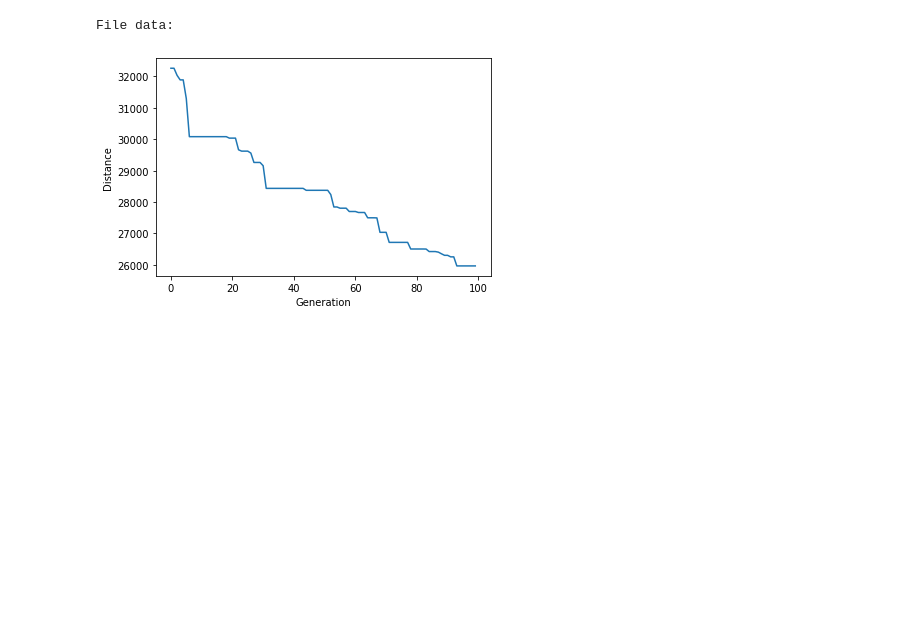
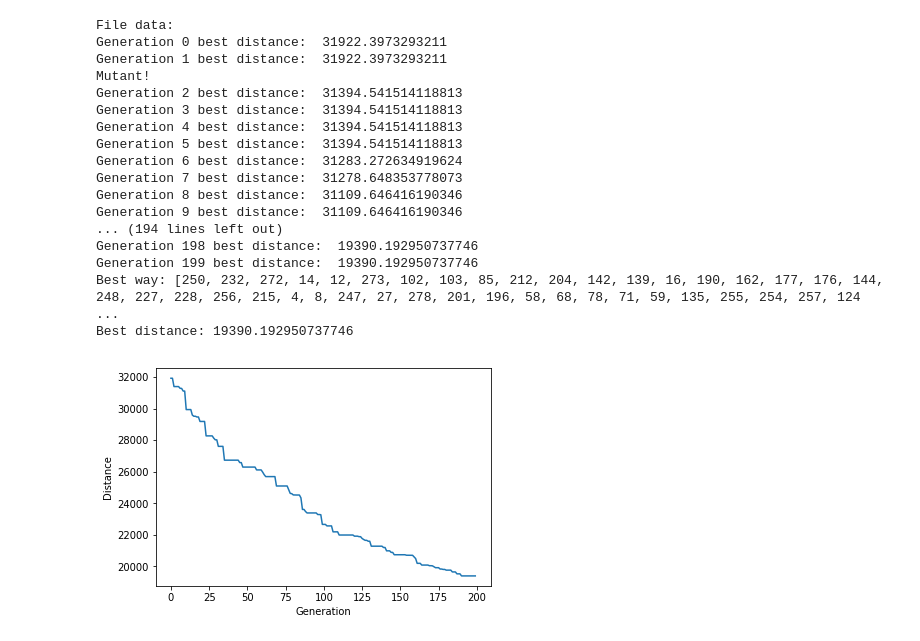
Before and after one commit to MonMon113/GA-TSP, a Jupyter notebook: jupyter/TSP-Copy1.ipynb, the cells around one changed output. Drawn from its saved outputs; the diff is of its cells as text; code cells hidden in the pictures; blank space fills up the shorter version.

```diff
--- a/jupyter/TSP-Copy1.ipynb
+++ b/jupyter/TSP-Copy1.ipynb
@@ -64,7 +64,7 @@ class GA:
         while i < eliteSize:
             rand = float(random.randrange(0, 10000))/100
             for n in percentFitness:
-                if percentFitness[n] < rand and percentFitness[n+1] >= rand:
+                if percentFitness[n] < rand <= percentFitness[n + 1]:
                     if population[n] in list(eliteRoute.values()):
                         i = i
                     else:
@@ -95,9 +95,22 @@ class GA:
         children.append(self.crossover(eliteRoute[eliteSize-1], eliteRoute[0]))
         return children
 
+    def mutate(self, children, mutationRate):
+        for i in range(len(children)):
+            if random.random() < mutationRate:
+                print ('Mutant!')
+                swapped = int(random.random() * len(children[i]))
+                swapWith = int(random.random() * len(children[i]))
+                gene1 = children[i][swapped]
+                gene2 = children[i][swapWith]
+                children[i][swapped] = gene2
+                children[i][swapWith] = gene1
+        return children
+
     def evaluation(self, currentGen, eliteSize, mutationRate):
         eliteRoute = self.selection(currentGen)
         crossChildren = self.crossoverPop(eliteRoute, eliteSize)
+        crossChildren = self.mutate(crossChildren, mutationRate)
         nextGeneration = currentGen
         fit = {}
         for i in range(len(nextGeneration)):
@@ -124,43 +137,58 @@ class GA:
 # %%
 print ("File data: ")
 # filename = raw_input ("")
 filename = "a280.tsp"
 a = Data(filename)
 popSize = 100
 fitness = {}
 percentFitness = {}
-eliteSize = 25
+eliteSize = 50
 mutationRate = 0.001
-time = 100
+time = 200
 #########
 
 test = GA()
 population = test.initialPopulation(popSize)
 BestDistance = test.routeDistance(population[1])
-# i = 1
-# for i in range(time):
-#     population = test.evaluation(population, eliteSize, mutationRate)
-#     print ('Generation', i, 'best distance: ', test.routeDistance(test.BestIndividual(population)[0]))
-#     if BestDistance > test.BestIndividual(population)[1]:
-#         BestDistance = test.BestIndividual(population)[1]
-#         BestWay = test.BestIndividual(population)[0]
-# print ('population:', population)
-# print ('Best way:', BestWay)
-# print ('Best distance:', test.routeDistance(BestWay))
+i = 1
 progress = []
-
-for i in range(100):
+for i in range(time):
     population = test.evaluation(population, eliteSize, mutationRate)
+    print ('Generation', i, 'best distance: ', test.routeDistance(test.BestIndividual(population)[0]))
+    ###
     fitnessResults = {}
-    for i in range(len(population)):
-        fitnessResults[i] = test.routeFitness(population[i])
+    for j in range(len(population)):
+        fitnessResults[j] = test.routeFitness(population[j])
     a = sorted(fitnessResults.items(), key = operator.itemgetter(1), reverse = True)
     progress.append(1 / a[0][1])
+    ###
+    if BestDistance > test.BestIndividual(population)[1]:
+        BestDistance = test.BestIndividual(population)[1]
+        BestWay = test.BestIndividual(population)[0]
+# print ('population:', population)
+print ('Best way:', BestWay)
+print ('Best distance:', test.routeDistance(BestWay))
 
 plt.plot(progress)
 plt.ylabel('Distance')
 plt.xlabel('Generation')
 plt.show()
 # %% [output]
 File data:
+Generation 0 best distance:  31922.3973293211
+Generation 1 best distance:  31922.3973293211
+Mutant!
+Generation 2 best distance:  31394.541514118813
+Generation 3 best distance:  31394.541514118813
+Generation 4 best distance:  31394.541514118813
+Generation 5 best distance:  31394.541514118813
+Generation 6 best distance:  31283.272634919624
+Generation 7 best distance:  31278.648353778073
+Generation 8 best distance:  31109.646416190346
+Generation 9 best distance:  31109.646416190346
+... (194 lines left out)
+Generation 198 best distance:  19390.192950737746
+Generation 199 best distance:  19390.192950737746
+Best way: [250, 232, 272, 14, 12, 273, 102, 103, 85, 212, 204, 142, 139, 16, 190, 162, 177, 176, 144, 248, 227, 228, 256, 215, 4, 8, 247, 27, 278, 201, 196, 58, 68, 78, 71, 59, 135, 255, 254, 257, 124 ...
+Best distance: 19390.192950737746
-[figure, old version]
+[figure, new version]
```
Also changed, not shown: 2 other files.
